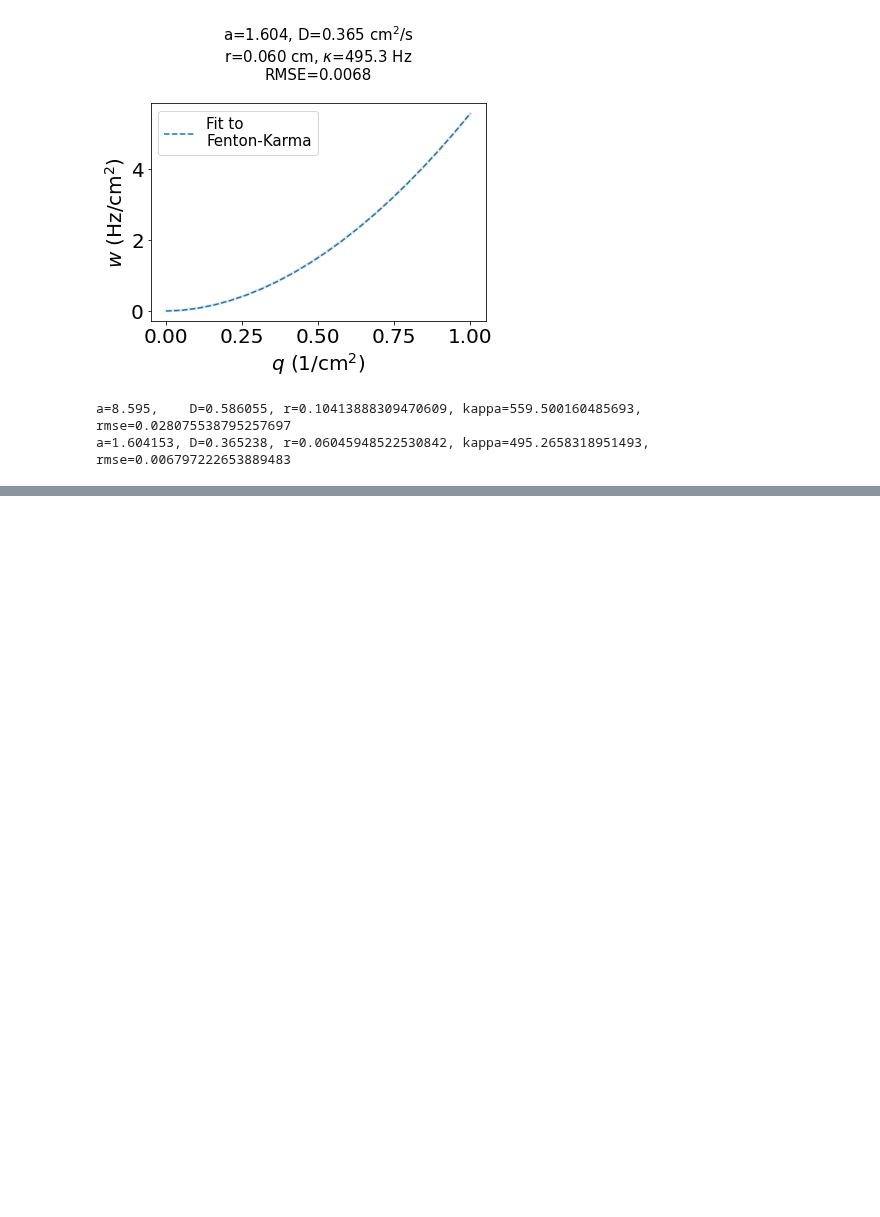
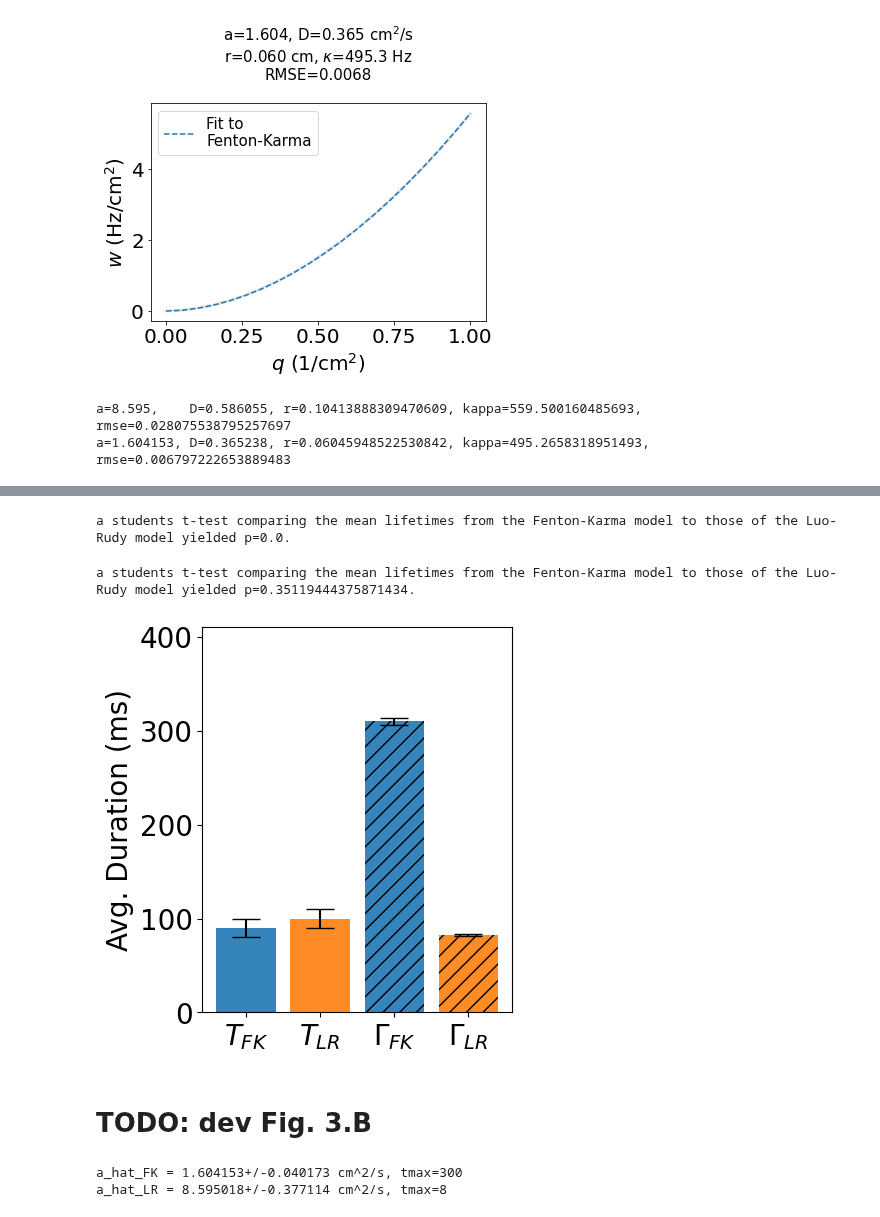
Before and after one commit to timtyree/bgmc, a Jupyter notebook: python/Generation of figure 3.ipynb, the cells around one changed output, grey strips where cells are left out. Drawn from its saved outputs; the diff is of its cells as text; code cells hidden in the pictures; blank space fills up the shorter version.

Commit message:
dev figure 3 generation and corresponding backend support

```diff
--- a/python/Generation of figure 3.ipynb
+++ b/python/Generation of figure 3.ipynb
@@ -35,4 +42,7 @@ np.random.seed(42)
 # %% [output]
 The autoreload extension is already loaded. To reload it, use:
   %reload_ext autoreload
+# %%
+#reset matplotlib
+mpl.rcParams.update(matplotlib.rcParamsDefault)
 # %% [markdown]
@@ -92,0 +105,3 @@ HINT: consider automating the retrieval of xy data
+# %%
+#reset matplotlib
+mpl.rcParams.update(matplotlib.rcParamsDefault)
@@ -92,0 +113,12 @@ HINT: consider automating the retrieval of xy data
+# %%
+#TODO: copy & paste barcharts from neurophysics
+#TODO: copy lifetimes from .xlsx
+#TODO: estimate periods from plot and give reasonable 95% CI estimates
+#TODO: copy & paste ^that to .odg as a re-first-draft of Fig. 3.A
+#TODO: move on to my sketch of Fig. 3.B
+# TODO(later): measure the period precisely
+mean_lst=[90,100,310.057,82.7333]
+Delta_mean_lst=[10,10,3.5354,0.9154]
+# Nobs_lst=[43306,10362,43306,10362]#GUESSED PERIOD SAMPLE SIZES
+Nobs_lst=[4330,1036,4330,1036]#GUESSED PERIOD SAMPLE SIZES
+# Nobs_lst=[??,??,43306,10362]
@@ -92,0 +127,37 @@ HINT: consider automating the retrieval of xy data
+# %%
+stat,p=stats.ttest_ind_from_stats(mean1=mean_lst[2], std1=Delta_mean_lst[2]/1.96*np.sqrt(Nobs_lst[2]), nobs1=Nobs_lst[2],
+                           mean2=mean_lst[3], std2=Delta_mean_lst[3]/1.96*np.sqrt(Nobs_lst[3]), nobs2=Nobs_lst[3])
+print(f"a students t-test comparing the mean lifetimes from the Fenton-Karma model to those of the Luo-Rudy model yielded p={p}.")
+# %% [output]
+a students t-test comparing the mean lifetimes from the Fenton-Karma model to those of the Luo-Rudy model yielded p=0.0.
+# %%
+stat,p=stats.ttest_ind_from_stats(mean1=mean_lst[0], std1=Delta_mean_lst[0]/1.96*np.sqrt(Nobs_lst[0]), nobs1=Nobs_lst[0],
+                           mean2=mean_lst[1], std2=Delta_mean_lst[1]/1.96*np.sqrt(Nobs_lst[1]), nobs2=Nobs_lst[1])
+print(f"a students t-test comparing the mean lifetimes from the Fenton-Karma model to those of the Luo-Rudy model yielded p={p}.")
+# %% [output]
+a students t-test comparing the mean lifetimes from the Fenton-Karma model to those of the Luo-Rudy model yielded p=0.35119444375871434.
+# %%
+bar_height_values=np.array(mean_lst)
+Delta_bar_height_values=np.array(Delta_mean_lst)
+color_lst=['C0','C1','C0','C1']
+bar_label_lst=[r'$T_{FK}$',r'$T_{LR}$',r'$\Gamma_{FK}$',r'$\Gamma_{LR}$']
+# hatch: {'/', '\\', '|', '-', '+', 'x', 'o', 'O', '.', '*'}
+hatch_values=np.array(['','','//','//'])
+# bar_label_lst=['Audio-Only\n\n\n','Match\n\n\n','Mismatch\n\n\n','Video-Only\n\n\n']
+ylabel='Avg. Duration (ms)'#\nwith Preferred Modality'
+fig,ax=plt.subplots(figsize=(4,5))
+ax.bar(bar_label_lst,bar_height_values,hatch=hatch_values,yerr=Delta_bar_height_values,alpha=0.9,color=color_lst,capsize=10)
+# ax.errorbar(bar_label_lst[0],bar_height_values[0],Delta_bar_height_values[0],alpha=0.9,color=color_lst[0])
+format_plot(ax=ax,xlabel='',ylabel=ylabel)
+# title=''
+# ax.set_title(title,fontsize=18)
+# plt.gca().yaxis.set_major_formatter(mtick.PercentFormatter())
+plt.ylim([0,410])
+# plt.xticks(rotation=90)
+# plt.xticks(rotation=0)
+# plt.xticks(rotation=-90)
+plt.show()
+# %% [output]
+[figure, added]
+# %% [markdown]
+# TODO: dev Fig. 3.B
@@ -92,0 +182,23 @@ HINT: consider automating the retrieval of xy data
+# %%
+tmax=300#8#ms
+x_values=x_values_FK.copy()
+y_values=y_values_FK.copy()
+boo=x_values<tmax #ms
+dict_a_SR=compute_95CI_ols(x_values[boo],y_values[boo])
+a_SR=dict_a_SR['m']/4*1e3
+Delta_a_SR=dict_a_SR['Delta_m']/4*1e3
+print(f"a_hat_FK = {a_SR:.6f}+/-{Delta_a_SR:.6f} cm^2/s, tmax={tmax}")
+a_hat_FK=a_SR
+
+tmax=8#ms
+x_values=x_values_LR.copy()
+y_values=y_values_LR.copy()
+boo=x_values<tmax #ms
+dict_a_SR=compute_95CI_ols(x_values[boo],y_values[boo])
+a_SR=dict_a_SR['m']/4*1e3
+Delta_a_SR=dict_a_SR['Delta_m']/4*1e3
+print(f"a_hat_LR = {a_SR:.6f}+/-{Delta_a_SR:.6f} cm^2/s, tmax={tmax}")
+a_hat_LR=a_SR
+# %% [output]
+a_hat_FK = 1.604153+/-0.040173 cm^2/s, tmax=300
+a_hat_LR = 8.595018+/-0.377114 cm^2/s, tmax=8
```
Also changed, not shown: parts of 29 cells of this notebook, 6 other files.
